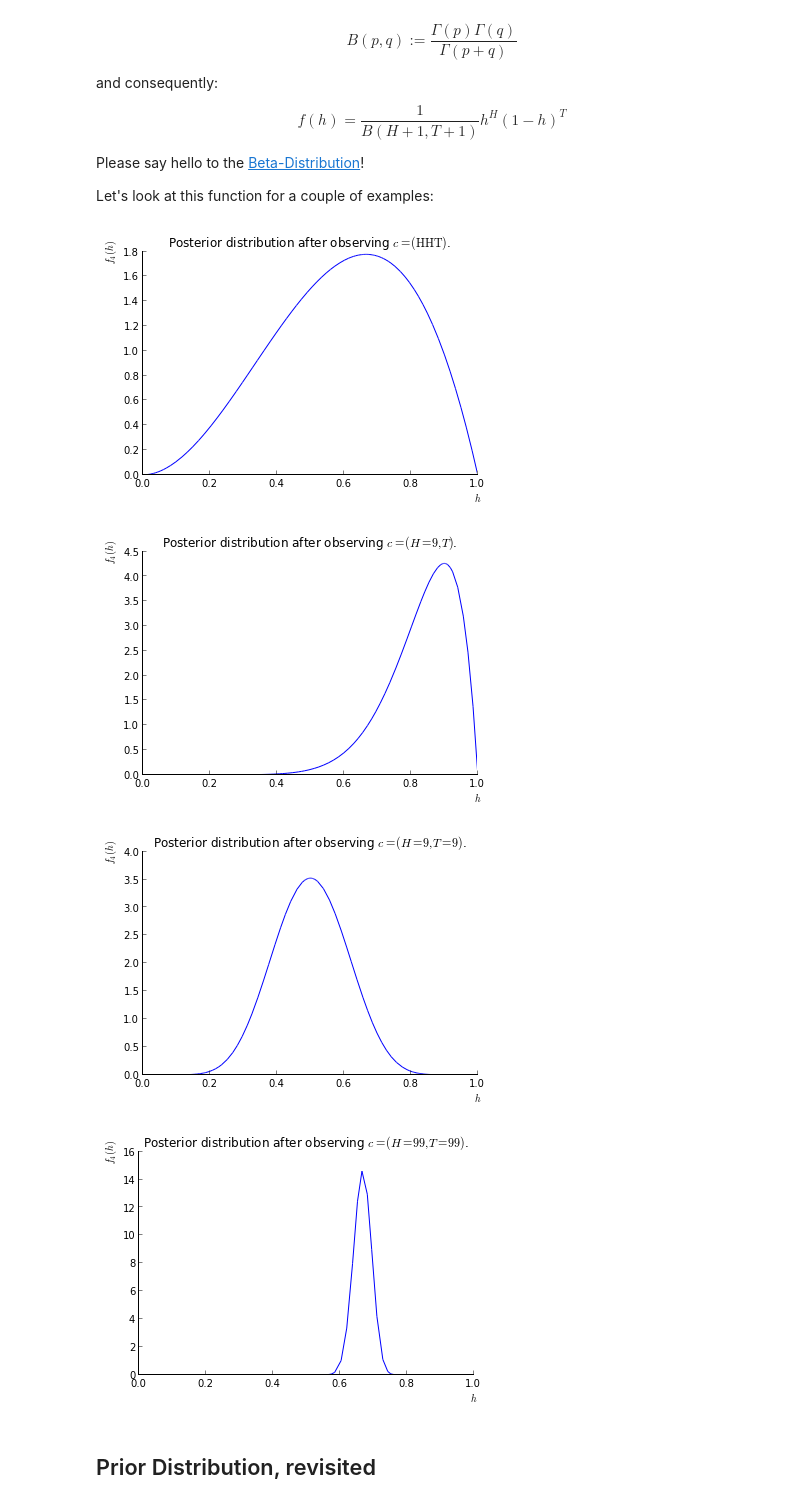
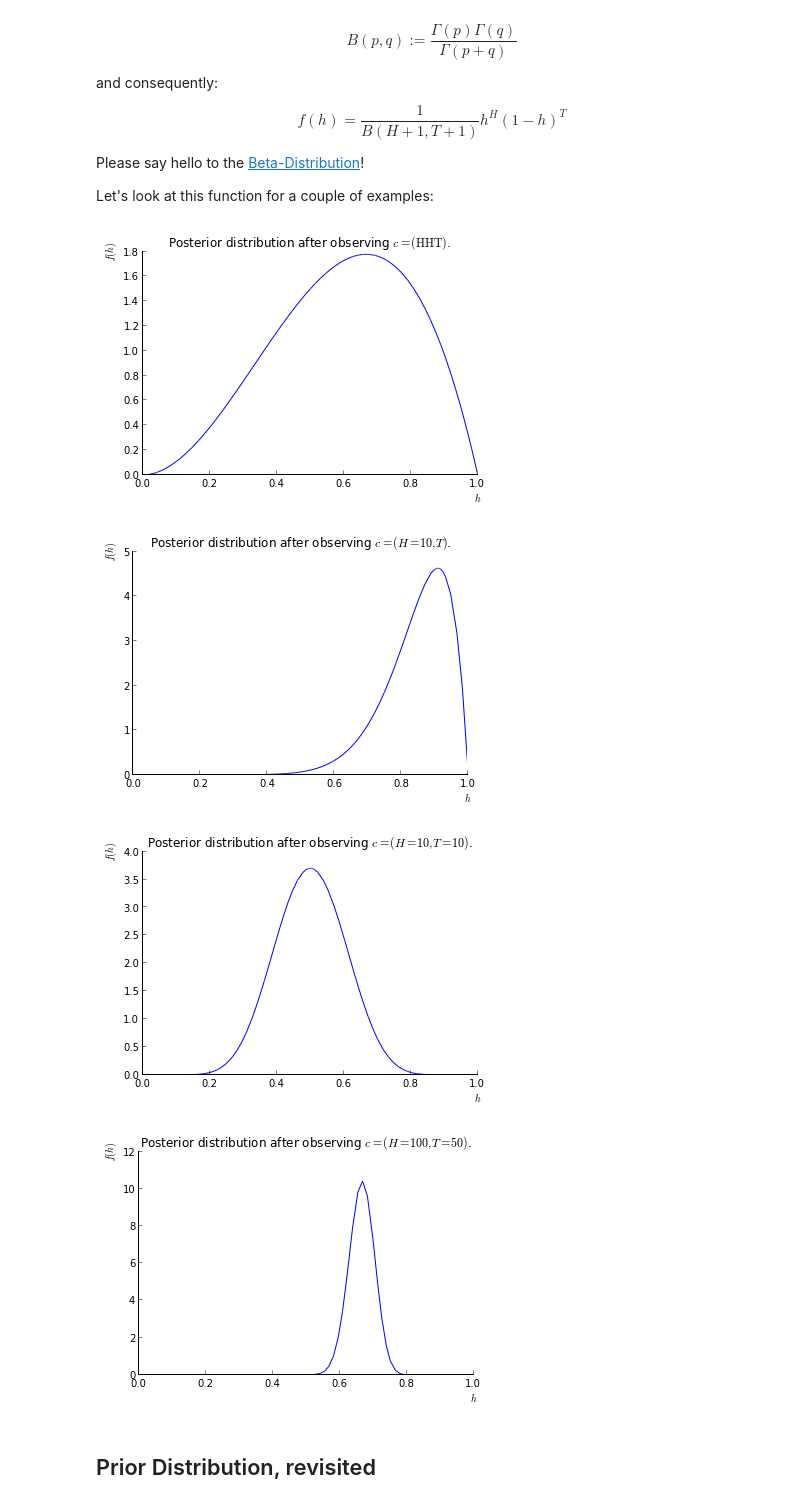
Before and after one commit to lambdafu/notebook, a Jupyter notebook: math/Bayesian Coin Flip.ipynb, the cells around one changed output. Saved outputs shown, nothing was run; the diff lists cells and outputs as text; code cells hidden in the pictures.

```diff
--- a/math/Bayesian Coin Flip.ipynb
+++ b/math/Bayesian Coin Flip.ipynb
@@ -238,15 +238,15 @@ Please say hello to the [Beta-Distribution](http://en.wikipedia.org/wiki/Beta_di
 Let's look at this function for a couple of examples:
 # %%
 f = (1/beta) * h**H * (1-h)**T
-fig = plot(f.subs({H:2,T:1}), (h, 0, 1), title="Posterior distribution after observing $c=(\mathrm{HHT})$.", xlabel="$h$", ylabel="$f_4(h)$")
-fig = plot(f.subs({H:9,T:1}), (h, 0, 1), title="Posterior distribution after observing $c=(H=9,T)$.", xlabel="$h$", ylabel="$f_4(h)$")
-fig = plot(f.subs({H:9,T:9}), (h, 0, 1), title="Posterior distribution after observing $c=(H=9,T=9)$.", xlabel="$h$", ylabel="$f_4(h)$")
-fig = plot(f.subs({H:199,T:99}), (h, 0, 1), title="Posterior distribution after observing $c=(H=99,T=99)$.", xlabel="$h$", ylabel="$f_4(h)$")
+fig = plot(f.subs({H:2,T:1}), (h, 0, 1), title="Posterior distribution after observing $c=(\mathrm{HHT})$.", xlabel="$h$", ylabel="$f(h)$")
+fig = plot(f.subs({H:10,T:1}), (h, 0, 1), title="Posterior distribution after observing $c=(H=10,T)$.", xlabel="$h$", ylabel="$f(h)$")
+fig = plot(f.subs({H:10,T:10}), (h, 0, 1), title="Posterior distribution after observing $c=(H=10,T=10)$.", xlabel="$h$", ylabel="$f(h)$")
+fig = plot(f.subs({H:100,T:50}), (h, 0, 1), title="Posterior distribution after observing $c=(H=100,T=50)$.", xlabel="$h$", ylabel="$f(h)$")
 # %% [output]
 [figure]
-[figure, old version]
+[figure, new version]
-[figure, old version]
+[figure, new version]
-[figure, old version]
+[figure, new version]
 # %% [markdown]
 ## Prior Distribution, revisited
 # %% [markdown]
```
Also changed, not shown: parts of 11 cells of this notebook.
